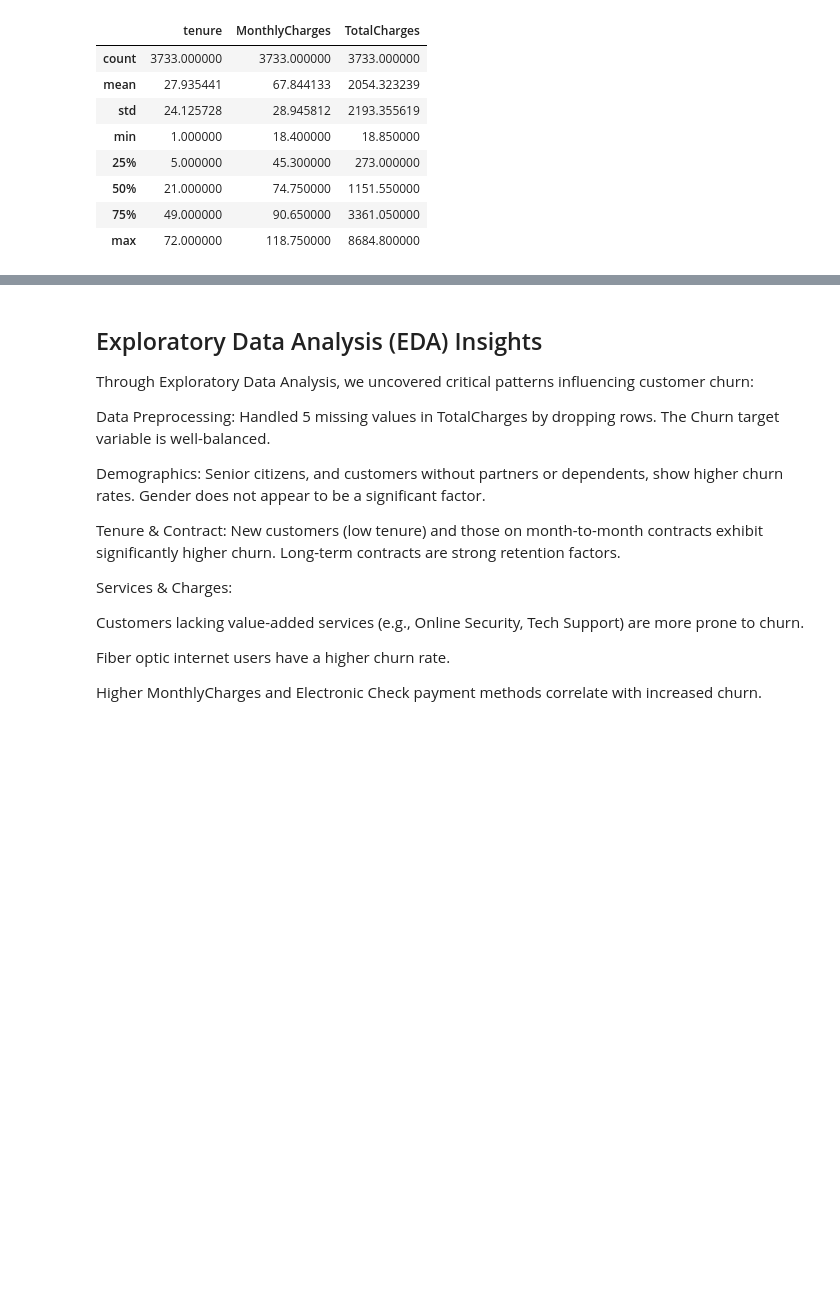
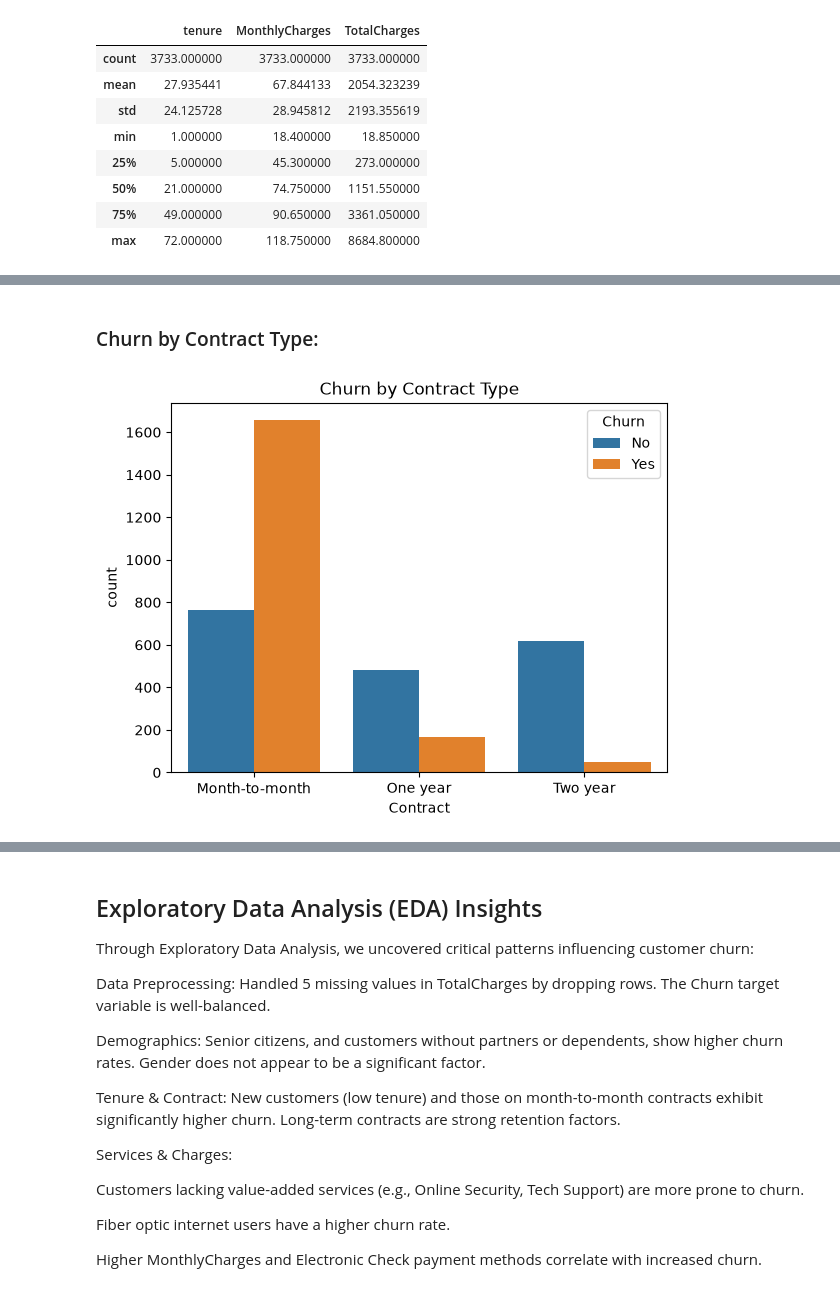
Before and after one commit to tamaxhh/Customer-Churn-Prediction, a Jupyter notebook: notebook/Customer Churn Prediction.ipynb, the cells around one changed output, grey strips where cells are left out. Saved outputs shown, nothing was run; the diff lists cells and outputs as text; code cells hidden in the pictures; blank space fills up the shorter version.

```diff
--- a/notebook/Customer Churn Prediction.ipynb
+++ b/notebook/Customer Churn Prediction.ipynb
@@ -140 +136,14 @@ PhoneService
 ... (28 outputs left out)
+# %% [markdown]
+### Churn by Contract Type:
+# %%
+sns.countplot(
+    data=df,
+    x="Contract",
+    hue="Churn"
+)
+
+plt.title("Churn by Contract Type")
+plt.show()
+# %% [output]
+[figure, added]
```
Also changed, not shown: parts of 46 cells of this notebook, 1 other file.
